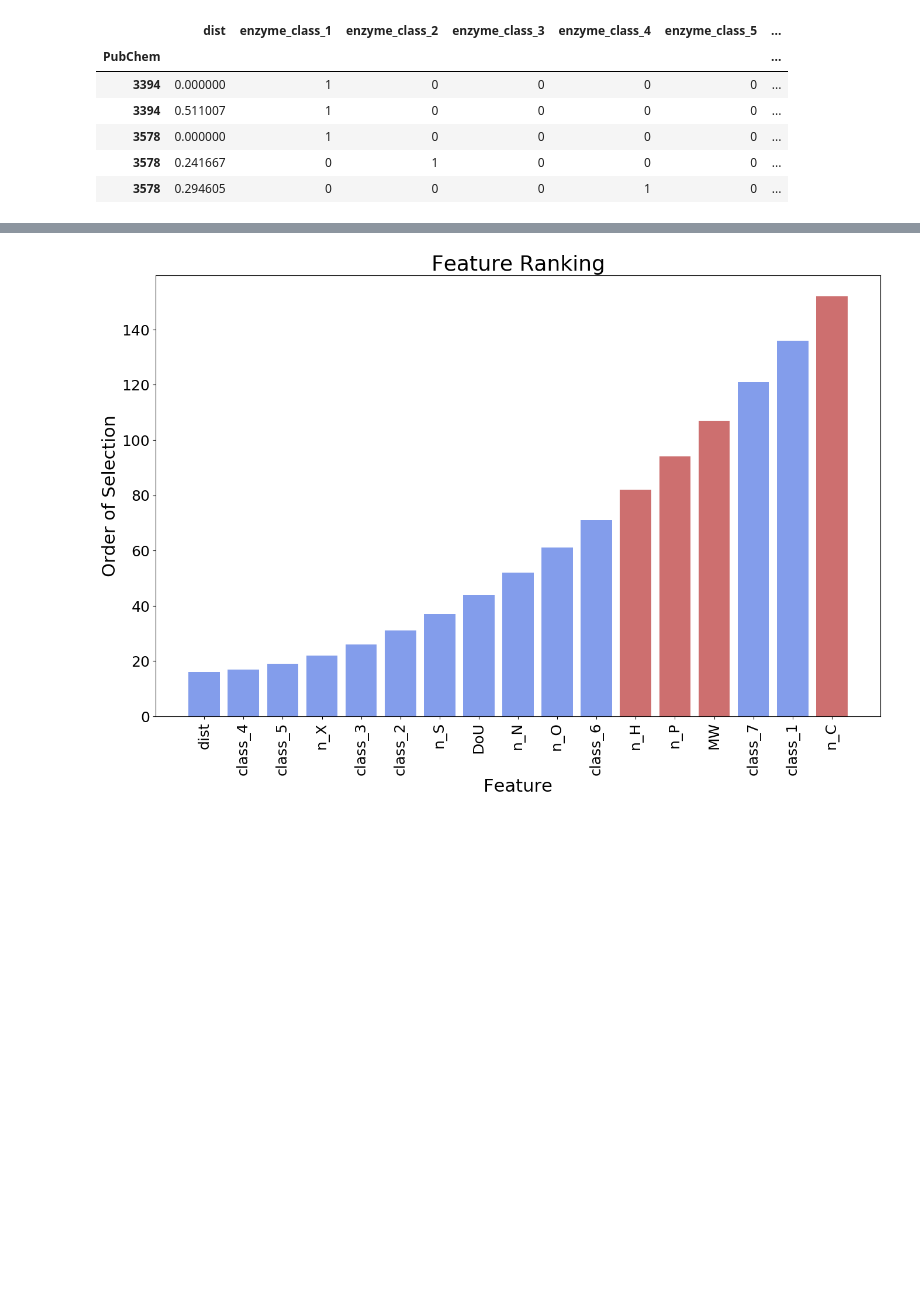
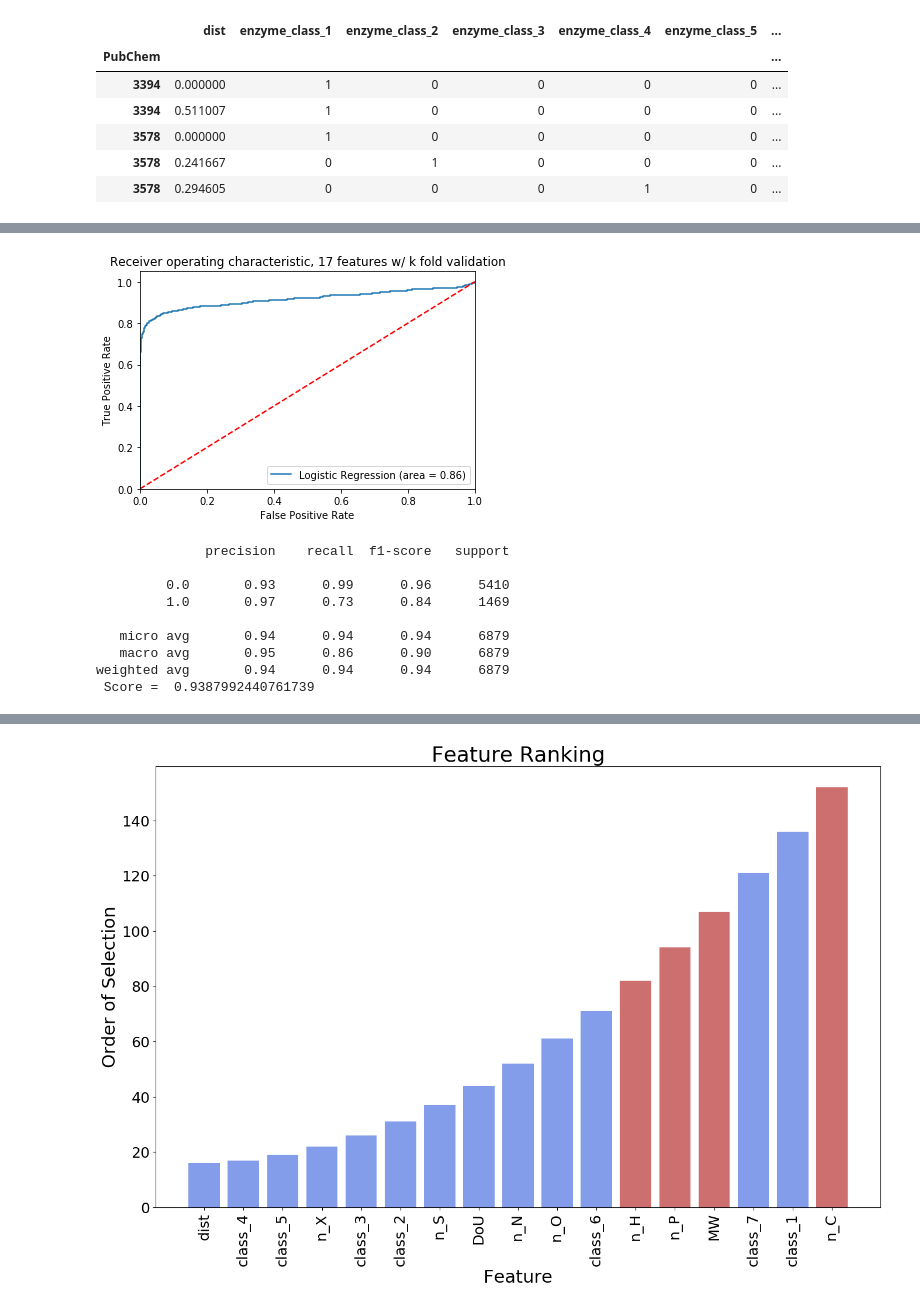
Before and after one commit to theicechol/metamoles, a Jupyter notebook: notebooks/model_creation.ipynb, the cells around one changed output, grey strips where cells are left out. Drawn from its saved outputs; the diff is of its cells as text; code cells hidden in the pictures; blank space fills up the shorter version.

```diff
--- a/notebooks/model_creation.ipynb
+++ b/notebooks/model_creation.ipynb
@@ -162,0 +142,39 @@ plt.show()
+# %%
+# k fold cross validation
+# need to create new features without train/test split
+
+cv_features = master_df.iloc[:,7:24]
+cv_features = np.array(cv_features) #shape balance array for regression
+cv_reactions = list(master_df['reacts'])
+
+model_2 = linear_model.LogisticRegressionCV(solver='liblinear', penalty='l1', random_state=1, cv=10, max_iter=1000)
+model_2.fit(cv_features, np.ravel(cv_reactions))
+predictions2 = model_2.predict(cv_features)
+score2 = model_2.score(cv_features, cv_reactions)
+
+logit_roc_auc = roc_auc_score(cv_reactions, model_2.predict(cv_features))
+fpr, tpr, thresholds = roc_curve(cv_reactions, model_2.predict_proba(cv_features)[:,1])
+plt.figure()
+plt.plot(fpr, tpr, label='Logistic Regression (area = %0.2f)' % logit_roc_auc)
+plt.plot([0, 1], [0, 1],'r--')
+plt.xlim([0.0, 1.0])
+plt.ylim([0.0, 1.05])
+plt.xlabel('False Positive Rate')
+plt.ylabel('True Positive Rate')
+plt.title('Receiver operating characteristic, 17 features w/ k fold validation')
+plt.legend(loc="lower right")
+#plt.savefig('Log_ROC')
+plt.show()
+
+print(classification_report(cv_reactions, predictions2), 'Score = ', score2)
+# %% [output]
+[figure, added]
+              precision    recall  f1-score   support
+
+         0.0       0.93      0.99      0.96      5410
+         1.0       0.97      0.73      0.84      1469
+
+   micro avg       0.94      0.94      0.94      6879
+   macro avg       0.95      0.86      0.90      6879
+weighted avg       0.94      0.94      0.94      6879
+ Score =  0.9387992440761739
```
Also changed, not shown: parts of 23 cells of this notebook.
